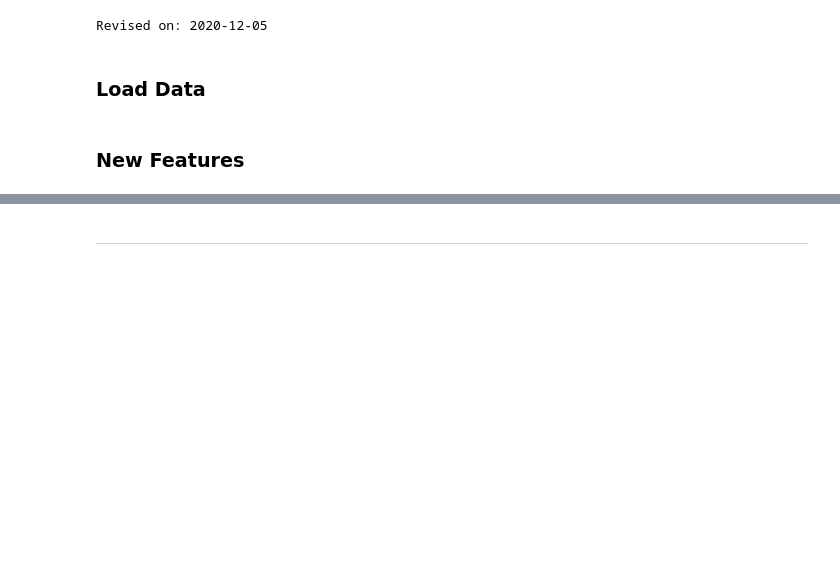
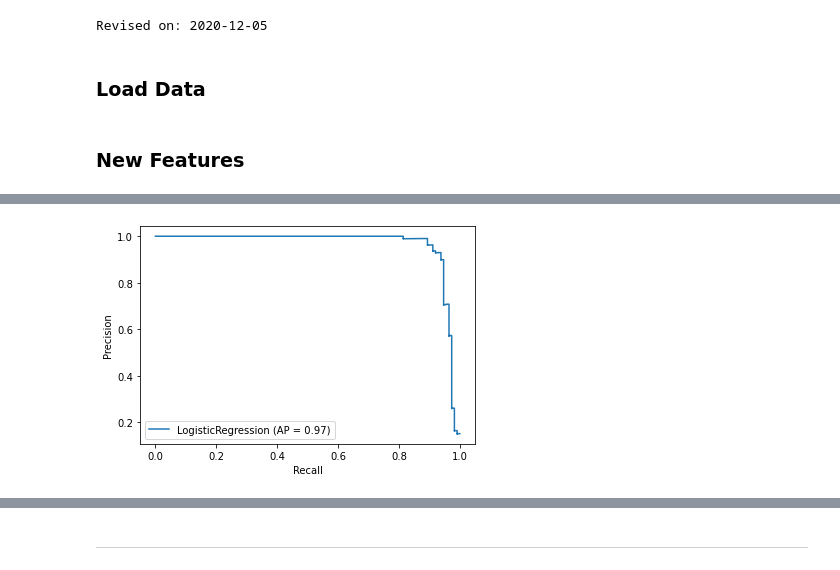
Before and after one commit to BigBangData/NaturalLanguageProcessing, a Jupyter notebook: TextAnalyticsWithR/08_FeatureEngineering.ipynb, the cells around one changed output, grey strips where cells are left out. Saved outputs shown, nothing was run; the diff lists cells and outputs as text; code cells hidden in the pictures; blank space fills up the shorter version.

```diff
--- a/TextAnalyticsWithR/08_FeatureEngineering.ipynb
+++ b/TextAnalyticsWithR/08_FeatureEngineering.ipynb
@@ -301,0 +104,4 @@ d=plot_precision_recall_curve(log_clf, X_test, y_test)
+# %%
+import scipy.sparse as sp
+
+X_train_bow_feat = sp.hstack((X_train_feat, X_train_bow))
@@ -301,0 +222,4 @@ d=plot_precision_recall_curve(log_clf, X_test, y_test)
+# %%
+plot_PR(X_train_bow_feat, y_train)
+# %% [output]
+[figure, added]
```
Also changed, not shown: parts of 94 cells of this notebook, 3 other files.
